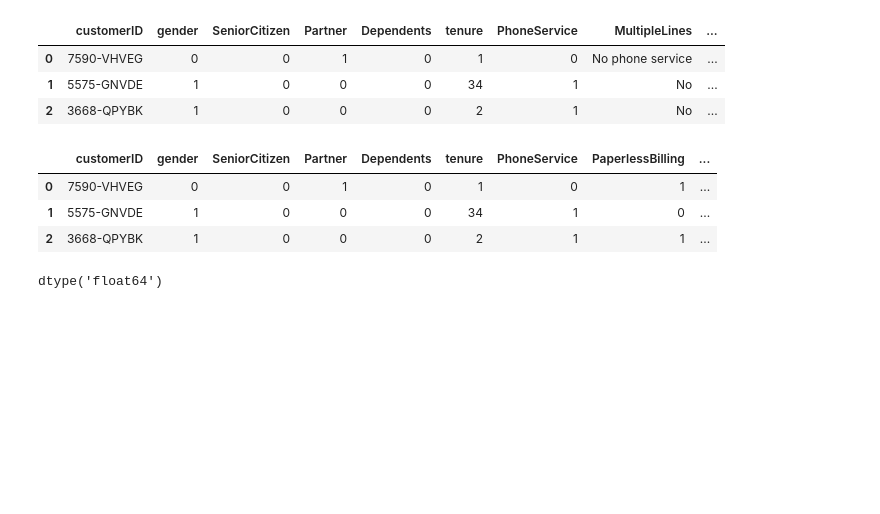
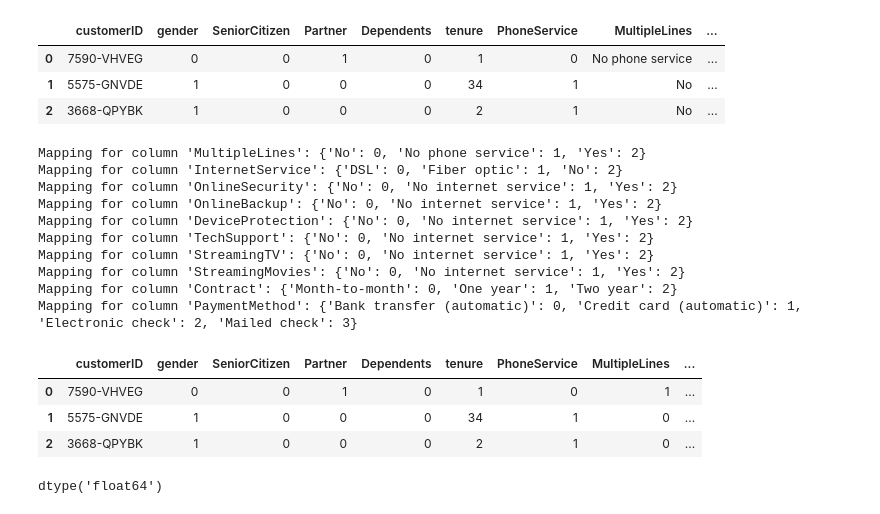
Before and after one commit to DvijFractal88/MLOPs_Project, a Jupyter notebook: EDA.ipynb, the cells around one changed output. Drawn from its saved outputs; the diff is of its cells as text; code cells hidden in the pictures; blank space fills up the shorter version.

```diff
--- a/notebook/EDA.ipynb
+++ b/EDA.ipynb
@@ -76,28 +96,44 @@ binary_cols = ["gender", "Partner", "Dependents", "PhoneService", "PaperlessBill
 
 data[binary_cols] = data[binary_cols].replace({
     'Yes':1, 'No':0, 'Male': 1, 'Female': 0
-})
+}).astype(int)
 data.head(3)
 # %% [output]
 |  | customerID | gender | SeniorCitizen | Partner | Dependents | tenure | PhoneService | MultipleLines | ... |
 | 0 | 7590-VHVEG | 0 | 0 | 1 | 0 | 1 | 0 | No phone service | ... |
 | 1 | 5575-GNVDE | 1 | 0 | 0 | 0 | 34 | 1 | No | ... |
 | 2 | 3668-QPYBK | 1 | 0 | 0 | 0 | 2 | 1 | No | ... |
+# %%
+service_col=["StreamingTV","StreamingMovies","InternetService","MultipleLines","PhoneService"]
+data["n_services"] = (data[service_col] == "Yes").sum(axis=1)
 # %%
 # Encoding
 #Multi-categories encoding
-
+from sklearn.preprocessing import LabelEncoder
 multi_category_cols = ["MultipleLines", "InternetService", "OnlineSecurity", "OnlineBackup", "DeviceProtection", "TechSupport","StreamingTV","StreamingMovies","Contract","PaymentMethod"]
 
 # mapping values to 0 or 1
+label_encoder = LabelEncoder()
 
-data = pd.get_dummies(data,columns=multi_category_cols, drop_first= True)
+for col in multi_category_cols:
+    data[col] = label_encoder.fit_transform(data[col])
+    print(f"Mapping for column '{col}': {dict(zip(label_encoder.classes_, range(len(label_encoder.classes_))))}")
 data.head(3)
 # %% [output]
+Mapping for column 'MultipleLines': {'No': 0, 'No phone service': 1, 'Yes': 2}
+Mapping for column 'InternetService': {'DSL': 0, 'Fiber optic': 1, 'No': 2}
+Mapping for column 'OnlineSecurity': {'No': 0, 'No internet service': 1, 'Yes': 2}
+Mapping for column 'OnlineBackup': {'No': 0, 'No internet service': 1, 'Yes': 2}
+Mapping for column 'DeviceProtection': {'No': 0, 'No internet service': 1, 'Yes': 2}
+Mapping for column 'TechSupport': {'No': 0, 'No internet service': 1, 'Yes': 2}
+Mapping for column 'StreamingTV': {'No': 0, 'No internet service': 1, 'Yes': 2}
+Mapping for column 'StreamingMovies': {'No': 0, 'No internet service': 1, 'Yes': 2}
+Mapping for column 'Contract': {'Month-to-month': 0, 'One year': 1, 'Two year': 2}
+Mapping for column 'PaymentMethod': {'Bank transfer (automatic)': 0, 'Credit card (automatic)': 1, 'Electronic check': 2, 'Mailed check': 3}
-|  | customerID | gender | SeniorCitizen | Partner | Dependents | tenure | PhoneService | PaperlessBilling | ... |
+|  | customerID | gender | SeniorCitizen | Partner | Dependents | tenure | PhoneService | MultipleLines | ... |
 | 0 | 7590-VHVEG | 0 | 0 | 1 | 0 | 1 | 0 | 1 | ... |
 | 1 | 5575-GNVDE | 1 | 0 | 0 | 0 | 34 | 1 | 0 | ... |
-| 2 | 3668-QPYBK | 1 | 0 | 0 | 0 | 2 | 1 | 1 | ... |
+| 2 | 3668-QPYBK | 1 | 0 | 0 | 0 | 2 | 1 | 0 | ... |
 # %%
 #convert all bool col to int
 bool_cols_list = data.select_dtypes(include='bool').columns
```
Also changed, not shown: parts of 9 cells of this notebook, 12 other files.
